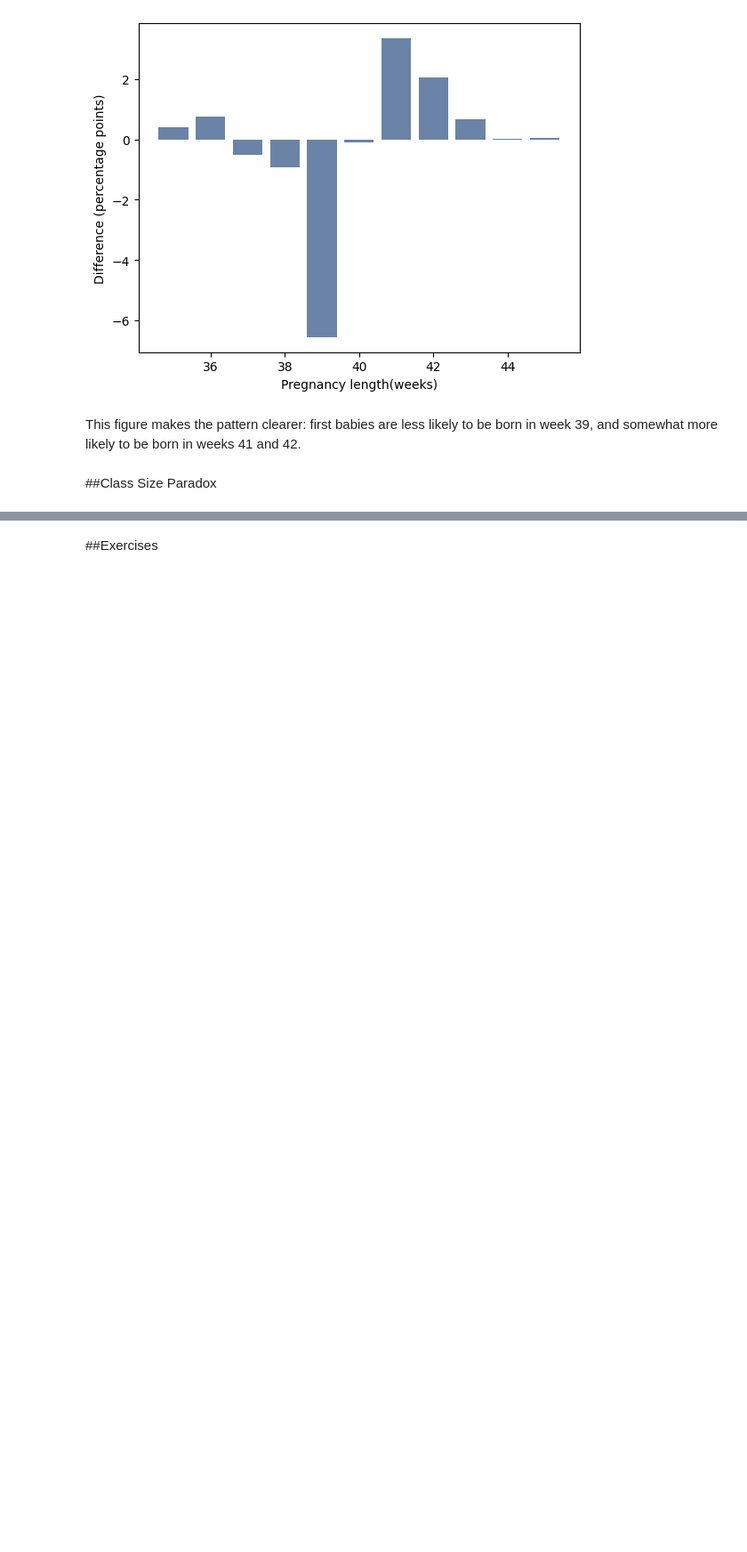
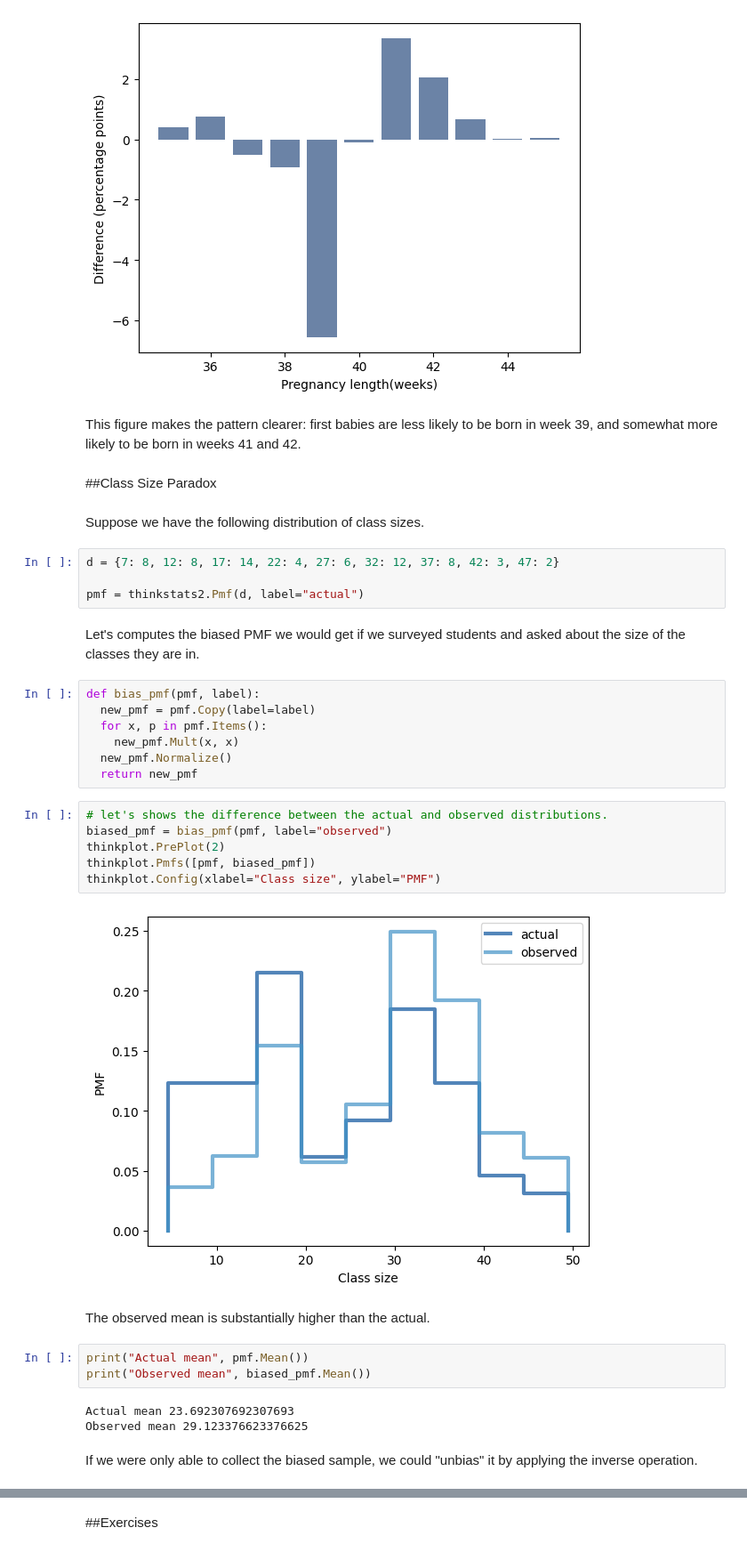
Before and after one commit to rahiakela/data-science-research-and-practice, a Jupyter notebook: think-stats/02_probability_mass_function.ipynb, the cells around one changed output, grey strips where cells are left out. Shown at 89% size. Drawn from its saved outputs; the diff is of its cells as text; blank space fills up the shorter version.

```diff
--- a/think-stats/02_probability_mass_function.ipynb
+++ b/think-stats/02_probability_mass_function.ipynb
@@ -195,3 +195,36 @@ thinkplot.Config(xlabel="Pregnancy length(weeks)", ylabel="Difference (percentag
 This figure makes the pattern clearer: first babies are less likely to be born in week 39, and somewhat more likely to be born in weeks 41 and 42.
 # %% [markdown]
 ##Class Size Paradox
+# %% [markdown]
+Suppose we have the following distribution of class sizes.
+# %%
+d = {7: 8, 12: 8, 17: 14, 22: 4, 27: 6, 32: 12, 37: 8, 42: 3, 47: 2}
+
+pmf = thinkstats2.Pmf(d, label="actual")
+# %% [markdown]
+Let's computes the biased PMF we would get if we surveyed students and asked about the size of the classes they are in.
+# %%
+def bias_pmf(pmf, label):
+  new_pmf = pmf.Copy(label=label)
+  for x, p in pmf.Items():
+    new_pmf.Mult(x, x)
+  new_pmf.Normalize()
+  return new_pmf
+# %%
+# let's shows the difference between the actual and observed distributions.
+biased_pmf = bias_pmf(pmf, label="observed")
+thinkplot.PrePlot(2)
+thinkplot.Pmfs([pmf, biased_pmf])
+thinkplot.Config(xlabel="Class size", ylabel="PMF")
+# %% [output]
+[figure, added]
+# %% [markdown]
+The observed mean is substantially higher than the actual.
+# %%
+print("Actual mean", pmf.Mean())
+print("Observed mean", biased_pmf.Mean())
+# %% [output]
+Actual mean 23.692307692307693
+Observed mean 29.123376623376625
+# %% [markdown]
+If we were only able to collect the biased sample, we could "unbias" it by applying the inverse operation.
```
Also changed, not shown: parts of 5 cells of this notebook.
